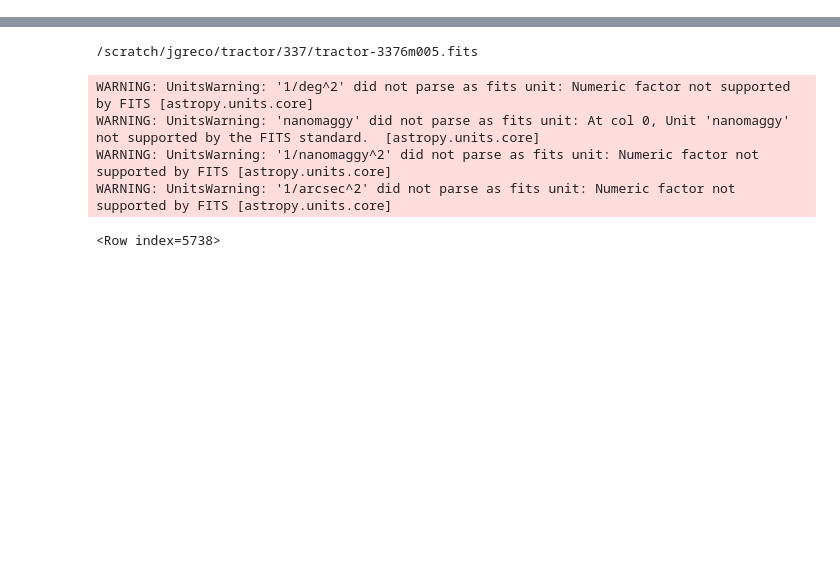
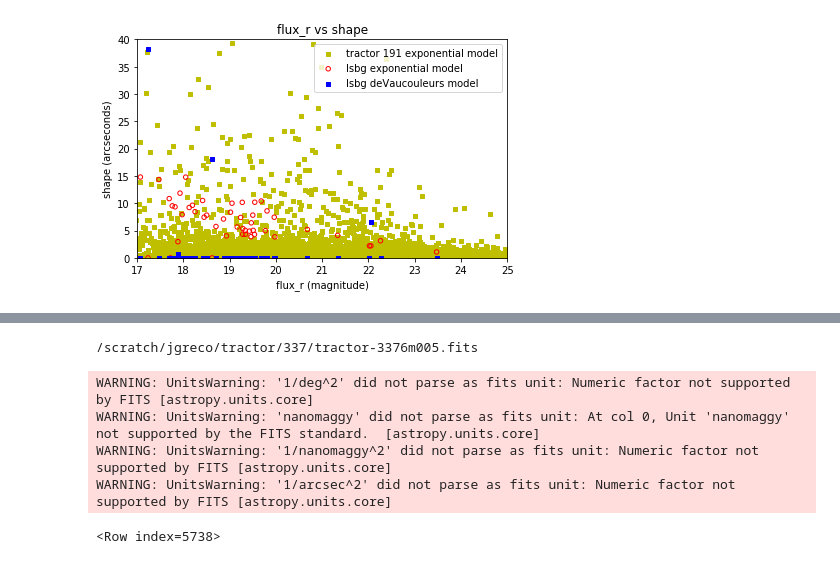
Before and after one commit to tlmakinen/ultra-diffuse-galaxy-JP, a Jupyter notebook: legacy-file-assembly.ipynb, the cells around one changed output, grey strips where cells are left out. Cells and saved outputs as stored; diff of their text form; code cells hidden in the pictures; blank space fills up the shorter version.

```diff
--- a/legacy-file-assembly.ipynb
+++ b/legacy-file-assembly.ipynb
@@ -13,0 +116,16 @@ def get_obj_row(brick_id, obj_id):
+# %%
+directory = "/scratch/jgreco/tractor/191"
+
+big_table = Table()
+
+for fname in os.listdir(directory):
+    filename = os.fsdecode(fname)
+
+    if filename.endswith(".fits"):
+        print(os.path.join(directory, filename))
+
+        file = os.path.join(directory, filename)
+
+        table = Table.read(file)
+
+        big_table = vstack([big_table, table])
@@ -13,0 +222,28 @@ def get_obj_row(brick_id, obj_id):
+# %%
+#------make the plot of the different lsbg shapes versus flux (in magnitude) with comparison objects----#
+ax1 = pylab.subplot(111)
+
+
+
+flux_mag = 22.5 - 2.5*np.log10(lsbg_tab['flux_r'])
+
+tractor_flux = 22.5 - 2.5*np.log10(big_table['flux_r'])
+
+ax1.scatter(tractor_flux, big_table['shapeexp_r'], s=10, c = 'y', marker = "s", label = 'tractor 191 exponential model')
+
+ax1.scatter(flux_mag, lsbg_tab['shapeexp_r'], s=20, facecolors='none', edgecolors='r', label='lsbg exponential model')
+ax1.scatter(flux_mag, lsbg_tab['shapedev_r'], s=20, c = 'b', marker = "s", label = 'lsbg deVaucouleurs model')
+
+
+plt.xlim((17, 25))
+plt.ylim((0, 40))
+plt.title('flux_r vs shape')
+plt.xlabel('flux_r (magnitude)')
+plt.ylabel('shape (arcseconds)')
+
+plt.legend(loc='best')
+plt.tight_layout()
+
+plt.show()
+# %% [output]
+[figure, added]
```
Also changed, not shown: parts of 11 cells of this notebook, 5 other files.
